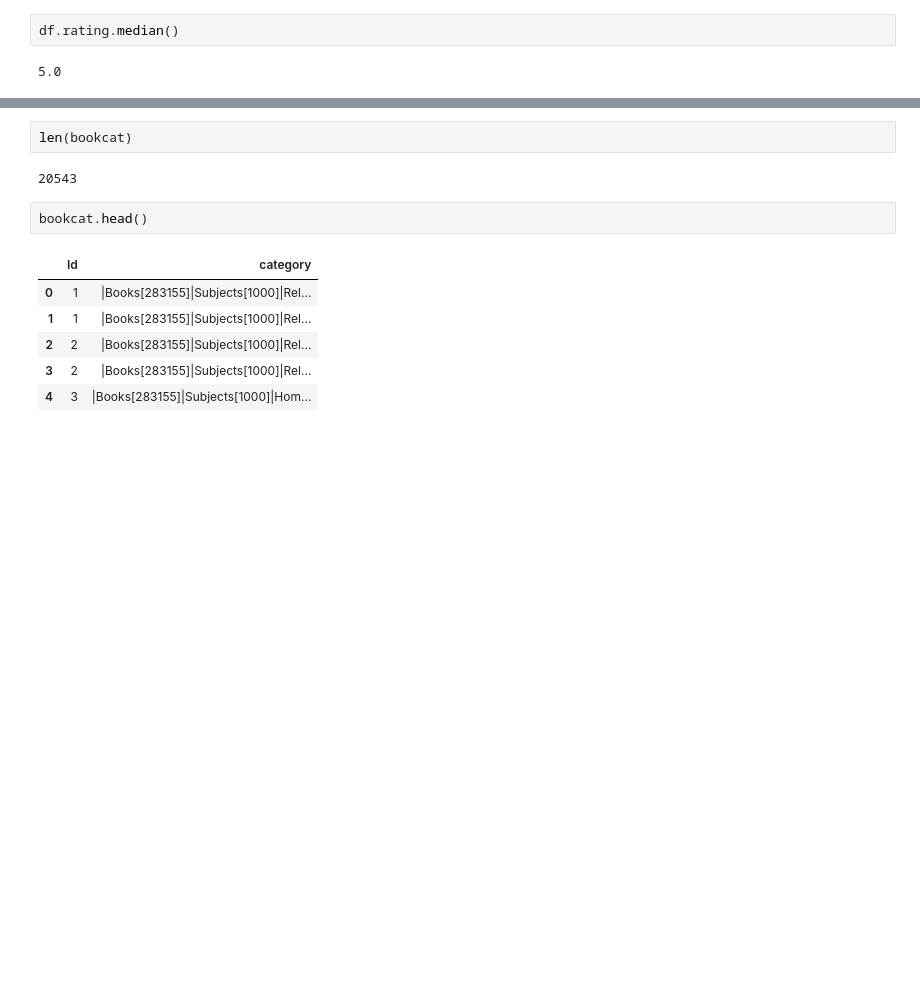
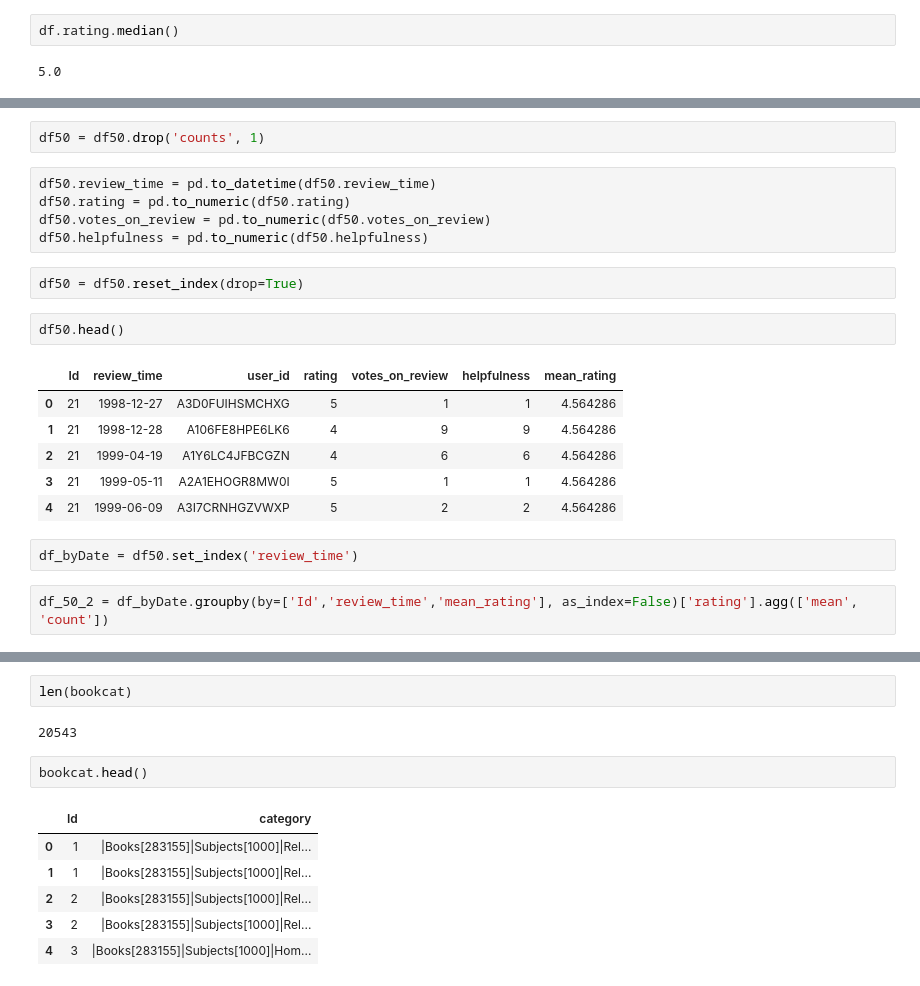
Before and after one commit to vincelaird/springboard, a Jupyter notebook: keepup_challenge/KeepUp.ipynb, the cells around one changed output, grey strips where cells are left out. Cells and saved outputs as stored; diff of their text form; blank space fills up the shorter version.

```diff
--- a/keepup_challenge/KeepUp.ipynb
+++ b/keepup_challenge/KeepUp.ipynb
@@ -79,0 +133,22 @@ df.rating.median()
+# %%
+df50 = df50.drop('counts', 1)
+# %%
+df50.review_time = pd.to_datetime(df50.review_time)
+df50.rating = pd.to_numeric(df50.rating)
+df50.votes_on_review = pd.to_numeric(df50.votes_on_review)
+df50.helpfulness = pd.to_numeric(df50.helpfulness)
+# %%
+df50 = df50.reset_index(drop=True)
+# %%
+df50.head()
+# %% [output]
+|  | Id | review_time | user_id | rating | votes_on_review | helpfulness | mean_rating |
+| 0 | 21 | 1998-12-27 | A3D0FUIHSMCHXG | 5 | 1 | 1 | 4.564286 |
+| 1 | 21 | 1998-12-28 | A106FE8HPE6LK6 | 4 | 9 | 9 | 4.564286 |
+| 2 | 21 | 1999-04-19 | A1Y6LC4JFBCGZN | 4 | 6 | 6 | 4.564286 |
+| 3 | 21 | 1999-05-11 | A2A1EHOGR8MW0I | 5 | 1 | 1 | 4.564286 |
+| 4 | 21 | 1999-06-09 | A3I7CRNHGZVWXP | 5 | 2 | 2 | 4.564286 |
+# %%
+df_byDate = df50.set_index('review_time')
+# %%
+df_50_2 = df_byDate.groupby(by=['Id','review_time','mean_rating'], as_index=False)['rating'].agg(['mean', 'count'])
```
Also changed, not shown: parts of 59 cells of this notebook.
